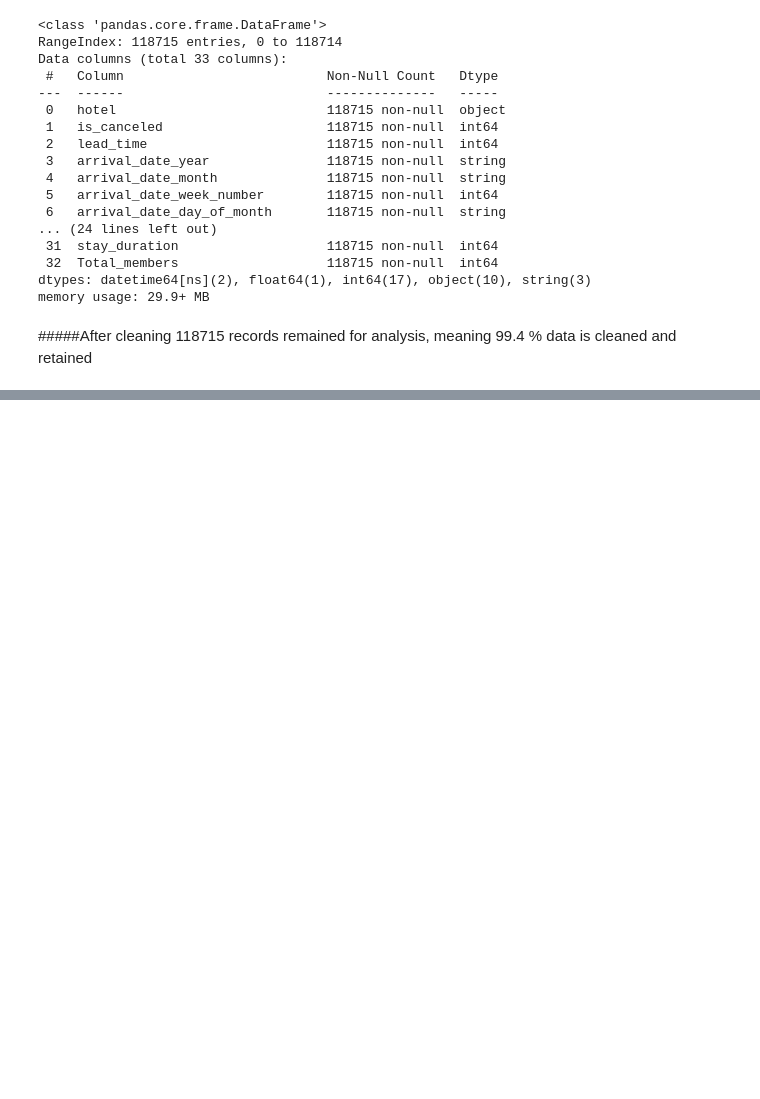
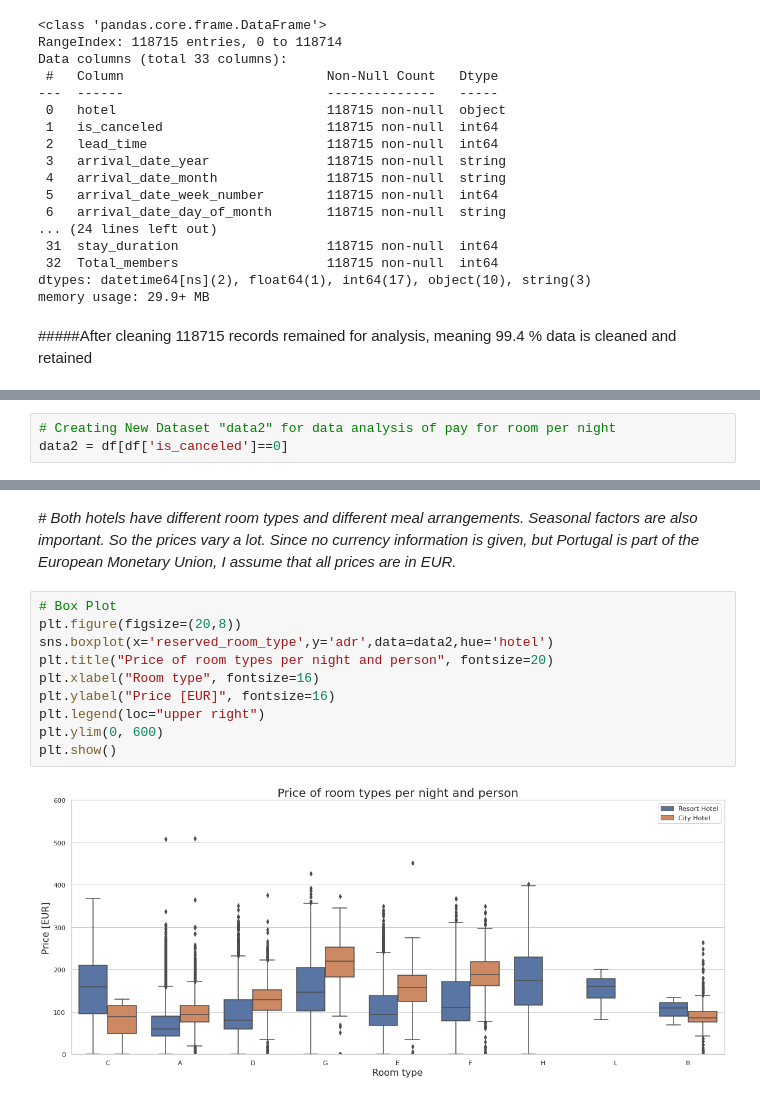
Before and after one commit to snehahampapura/Hotel-Booking-Analysis, a Jupyter notebook: Hotel_Booking_Analysis_Capstone_Project.ipynb, the cells around one changed output, grey strips where cells are left out. Drawn from its saved outputs; the diff is of its cells as text; blank space fills up the shorter version.

```diff
--- a/Hotel_Booking_Analysis_Capstone_Project.ipynb
+++ b/Hotel_Booking_Analysis_Capstone_Project.ipynb
@@ -622,0 +672,3 @@ memory usage: 29.9+ MB
+# %%
+# Creating New Dataset "data2" for data analysis of pay for room per night
+data2 = df[df['is_canceled']==0]
@@ -622,0 +685,14 @@ memory usage: 29.9+ MB
+# %% [markdown]
+*# Both hotels have different room types and different meal arrangements. Seasonal factors are also important. So the prices vary a lot. Since no currency information is given, but Portugal is part of the European Monetary Union, I assume that all prices are in EUR.*
+# %%
+# Box Plot
+plt.figure(figsize=(20,8))
+sns.boxplot(x='reserved_room_type',y='adr',data=data2,hue='hotel')
+plt.title("Price of room types per night and person", fontsize=20)
+plt.xlabel("Room type", fontsize=16)
+plt.ylabel("Price [EUR]", fontsize=16)
+plt.legend(loc="upper right")
+plt.ylim(0, 600)
+plt.show()
+# %% [output]
+[figure, added]
```
Also changed, not shown: parts of 44 cells of this notebook.
